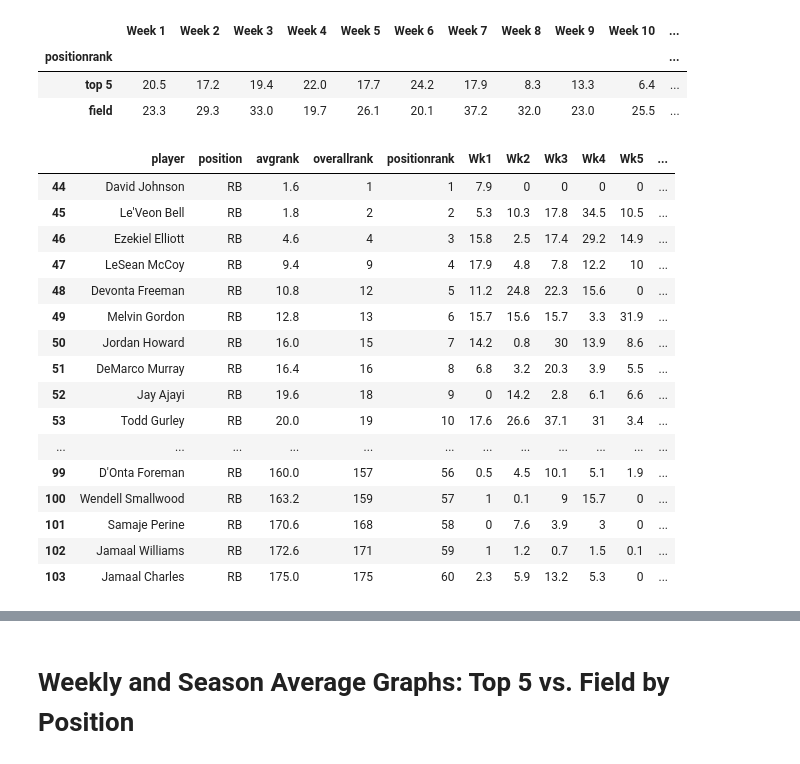
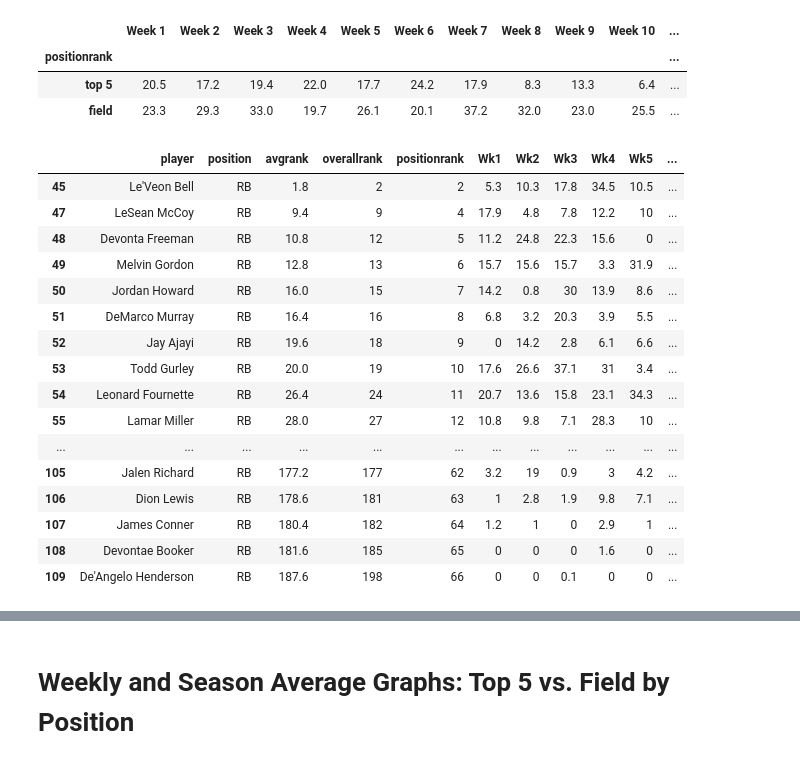
Before and after one commit to MTMUTH/Group_Project_01, a Jupyter notebook: FFL_CleanData_BB_v2.ipynb, the cells around one changed output, grey strips where cells are left out. Drawn from its saved outputs; the diff is of its cells as text; code cells hidden in the pictures.

```diff
--- a/FFL_CleanData_BB_v2.ipynb
+++ b/FFL_CleanData_BB_v2.ipynb
@@ -304,28 +304,28 @@ display(WR_Weekly_Summary)
 | positionrank |  |  |  |  |  |  |  |  |  |  | ... |
 | top 5 | 20.5 | 17.2 | 19.4 | 22.0 | 17.7 | 24.2 | 17.9 | 8.3 | 13.3 | 6.4 | ... |
 | field | 23.3 | 29.3 | 33.0 | 19.7 | 26.1 | 20.1 | 37.2 | 32.0 | 23.0 | 25.5 | ... |
-# %%
-#drop inactive players
-dfwr.drop([128,132], inplace=True)
-dfrb.iloc[:60]
-# %% [output]
-|  | player | position | avgrank | overallrank | positionrank | Wk1 | Wk2 | Wk3 | Wk4 | Wk5 | ... |
-| 44 | David Johnson | RB | 1.6 | 1 | 1 | 7.9 | 0 | 0 | 0 | 0 | ... |
-| 45 | Le'Veon Bell | RB | 1.8 | 2 | 2 | 5.3 | 10.3 | 17.8 | 34.5 | 10.5 | ... |
-| 46 | Ezekiel Elliott | RB | 4.6 | 4 | 3 | 15.8 | 2.5 | 17.4 | 29.2 | 14.9 | ... |
-| 47 | LeSean McCoy | RB | 9.4 | 9 | 4 | 17.9 | 4.8 | 7.8 | 12.2 | 10 | ... |
-| 48 | Devonta Freeman | RB | 10.8 | 12 | 5 | 11.2 | 24.8 | 22.3 | 15.6 | 0 | ... |
-| 49 | Melvin Gordon | RB | 12.8 | 13 | 6 | 15.7 | 15.6 | 15.7 | 3.3 | 31.9 | ... |
-| 50 | Jordan Howard | RB | 16.0 | 15 | 7 | 14.2 | 0.8 | 30 | 13.9 | 8.6 | ... |
-| 51 | DeMarco Murray | RB | 16.4 | 16 | 8 | 6.8 | 3.2 | 20.3 | 3.9 | 5.5 | ... |
-| 52 | Jay Ajayi | RB | 19.6 | 18 | 9 | 0 | 14.2 | 2.8 | 6.1 | 6.6 | ... |
-| 53 | Todd Gurley | RB | 20.0 | 19 | 10 | 17.6 | 26.6 | 37.1 | 31 | 3.4 | ... |
-| ... | ... | ... | ... | ... | ... | ... | ... | ... | ... | ... | ... |
-| 99 | D'Onta Foreman | RB | 160.0 | 157 | 56 | 0.5 | 4.5 | 10.1 | 5.1 | 1.9 | ... |
-| 100 | Wendell Smallwood | RB | 163.2 | 159 | 57 | 1 | 0.1 | 9 | 15.7 | 0 | ... |
-| 101 | Samaje Perine | RB | 170.6 | 168 | 58 | 0 | 7.6 | 3.9 | 3 | 0 | ... |
-| 102 | Jamaal Williams | RB | 172.6 | 171 | 59 | 1 | 1.2 | 0.7 | 1.5 | 0.1 | ... |
-| 103 | Jamaal Charles | RB | 175.0 | 175 | 60 | 2.3 | 5.9 | 13.2 | 5.3 | 0 | ... |
+# %%
+#drop inactive players
+dfrb.drop([44,46,61,62,64,69,70,71,73,75,76,80,81,84,85,87,88,94,98,99,100], inplace=True)
+dfrb.iloc[:60]
+# %% [output]
+|  | player | position | avgrank | overallrank | positionrank | Wk1 | Wk2 | Wk3 | Wk4 | Wk5 | ... |
+| 45 | Le'Veon Bell | RB | 1.8 | 2 | 2 | 5.3 | 10.3 | 17.8 | 34.5 | 10.5 | ... |
+| 47 | LeSean McCoy | RB | 9.4 | 9 | 4 | 17.9 | 4.8 | 7.8 | 12.2 | 10 | ... |
+| 48 | Devonta Freeman | RB | 10.8 | 12 | 5 | 11.2 | 24.8 | 22.3 | 15.6 | 0 | ... |
+| 49 | Melvin Gordon | RB | 12.8 | 13 | 6 | 15.7 | 15.6 | 15.7 | 3.3 | 31.9 | ... |
+| 50 | Jordan Howard | RB | 16.0 | 15 | 7 | 14.2 | 0.8 | 30 | 13.9 | 8.6 | ... |
+| 51 | DeMarco Murray | RB | 16.4 | 16 | 8 | 6.8 | 3.2 | 20.3 | 3.9 | 5.5 | ... |
+| 52 | Jay Ajayi | RB | 19.6 | 18 | 9 | 0 | 14.2 | 2.8 | 6.1 | 6.6 | ... |
+| 53 | Todd Gurley | RB | 20.0 | 19 | 10 | 17.6 | 26.6 | 37.1 | 31 | 3.4 | ... |
+| 54 | Leonard Fournette | RB | 26.4 | 24 | 11 | 20.7 | 13.6 | 15.8 | 23.1 | 34.3 | ... |
+| 55 | Lamar Miller | RB | 28.0 | 27 | 12 | 10.8 | 9.8 | 7.1 | 28.3 | 10 | ... |
+| ... | ... | ... | ... | ... | ... | ... | ... | ... | ... | ... | ... |
+| 105 | Jalen Richard | RB | 177.2 | 177 | 62 | 3.2 | 19 | 0.9 | 3 | 4.2 | ... |
+| 106 | Dion Lewis | RB | 178.6 | 181 | 63 | 1 | 2.8 | 1.9 | 9.8 | 7.1 | ... |
+| 107 | James Conner | RB | 180.4 | 182 | 64 | 1.2 | 1 | 0 | 2.9 | 1 | ... |
+| 108 | Devontae Booker | RB | 181.6 | 185 | 65 | 0 | 0 | 0 | 1.6 | 0 | ... |
+| 109 | De'Angelo Henderson | RB | 187.6 | 198 | 66 | 0 | 0 | 0.1 | 0 | 0 | ... |
 # %%
 #RB Establish bins
 #Used top 6 to account for David Johnson's season ending injury in Week 1
```
Also changed, not shown: parts of 6 cells of this notebook.
